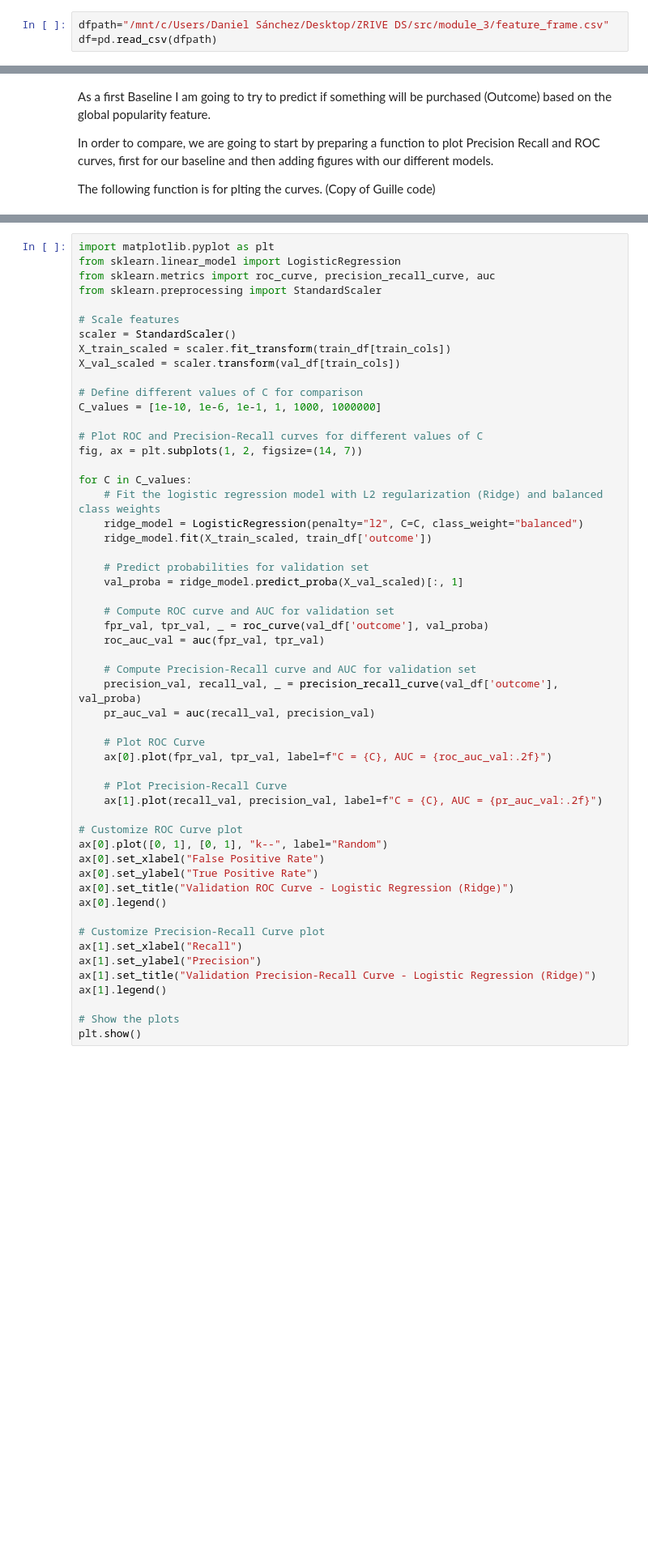
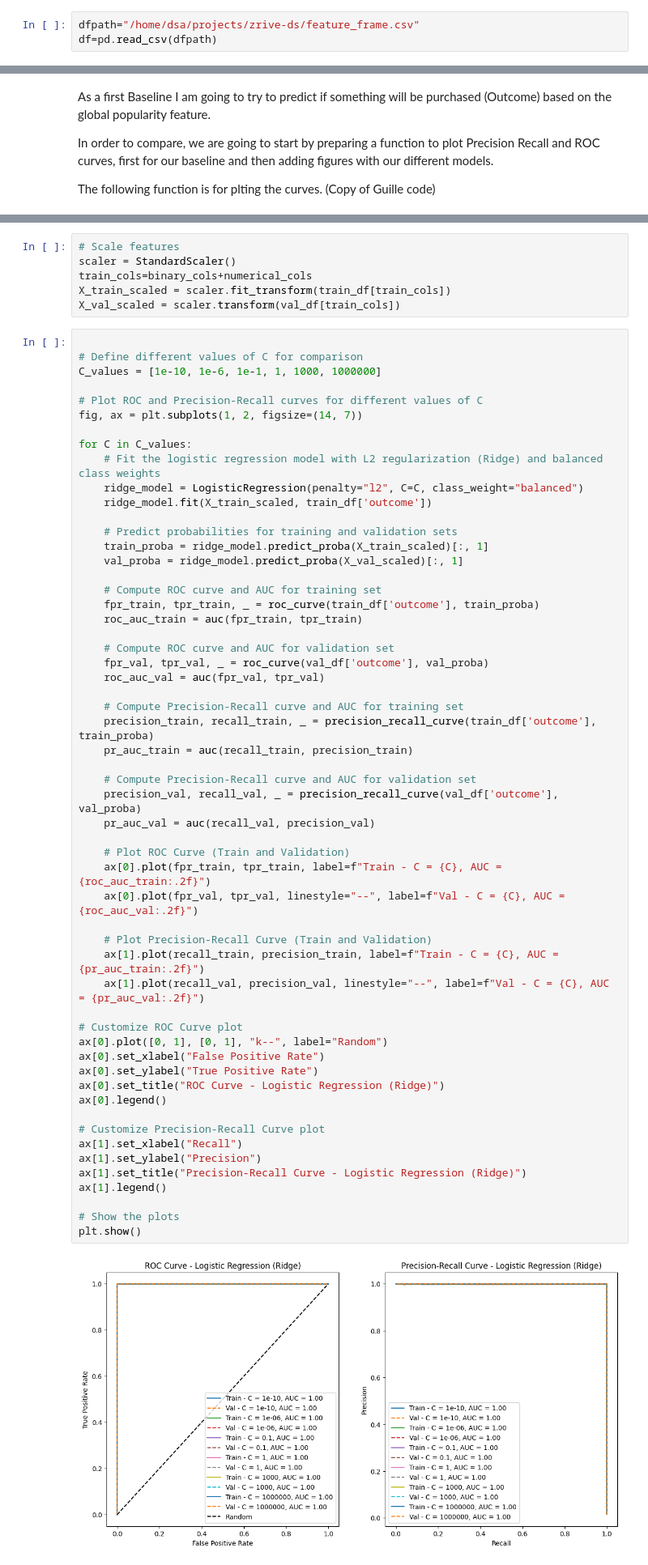
Before and after one commit to Zrive/zrive-ds, a Jupyter notebook: src/module_3/Module_3_project.ipynb, the cells around one changed output, grey strips where cells are left out. Shown: that part at 81% size. Cells and saved outputs as stored; diff of their text form; blank space fills up the shorter version.

Commit message:
In this commit I'm updating the Module 3 solution for correction. I need help.

```diff
--- a/src/module_3/Module_3_project.ipynb
+++ b/src/module_3/Module_3_project.ipynb
@@ -35,7 +53,7 @@ Then copying in local the file
 # %% [output]
 download: s3://zrive-ds-data/groceries/box_builder_dataset/feature_frame.csv to ../../../../../../mnt/c/Users/Daniel Sánchez/Desktop/ZRIVE DS/src/module_3/feature_frame.csv
 # %%
-dfpath="/mnt/c/Users/Daniel Sánchez/Desktop/ZRIVE DS/src/module_3/feature_frame.csv"
+dfpath="/home/dsa/projects/zrive-ds/feature_frame.csv"
 df=pd.read_csv(dfpath)
 # %% [markdown]
 ## Understanding the DF
@@ -138,16 +194,13 @@ plt.show()
 
 
 We are going to start training our model. Its a good idea to start using our binary and numerical features. I have decided first of all to review if I can predict the outcome based on global popularity. For That, I am using Logistic Regression first of all with Ridge.
+# %%
+# Scale features
+scaler = StandardScaler()
+train_cols=binary_cols+numerical_cols
+X_train_scaled = scaler.fit_transform(train_df[train_cols])
+X_val_scaled = scaler.transform(val_df[train_cols])
 # %%
-import matplotlib.pyplot as plt
-from sklearn.linear_model import LogisticRegression
-from sklearn.metrics import roc_curve, precision_recall_curve, auc
-from sklearn.preprocessing import StandardScaler
-
-# Scale features
-scaler = StandardScaler()
-X_train_scaled = scaler.fit_transform(train_df[train_cols])
-X_val_scaled = scaler.transform(val_df[train_cols])
 
 # Define different values of C for comparison
 C_values = [1e-10, 1e-6, 1e-1, 1, 1000, 1000000]
@@ -158,37 +211,50 @@ fig, ax = plt.subplots(1, 2, figsize=(14, 7))
 for C in C_values:
     # Fit the logistic regression model with L2 regularization (Ridge) and balanced class weights
     ridge_model = LogisticRegression(penalty="l2", C=C, class_weight="balanced")
     ridge_model.fit(X_train_scaled, train_df['outcome'])
 
-    # Predict probabilities for validation set
+    # Predict probabilities for training and validation sets
+    train_proba = ridge_model.predict_proba(X_train_scaled)[:, 1]
     val_proba = ridge_model.predict_proba(X_val_scaled)[:, 1]
+
+    # Compute ROC curve and AUC for training set
+    fpr_train, tpr_train, _ = roc_curve(train_df['outcome'], train_proba)
+    roc_auc_train = auc(fpr_train, tpr_train)
 
     # Compute ROC curve and AUC for validation set
     fpr_val, tpr_val, _ = roc_curve(val_df['outcome'], val_proba)
     roc_auc_val = auc(fpr_val, tpr_val)
 
+    # Compute Precision-Recall curve and AUC for training set
+    precision_train, recall_train, _ = precision_recall_curve(train_df['outcome'], train_proba)
+    pr_auc_train = auc(recall_train, precision_train)
+
     # Compute Precision-Recall curve and AUC for validation set
     precision_val, recall_val, _ = precision_recall_curve(val_df['outcome'], val_proba)
     pr_auc_val = auc(recall_val, precision_val)
 
-    # Plot ROC Curve
-    ax[0].plot(fpr_val, tpr_val, label=f"C = {C}, AUC = {roc_auc_val:.2f}")
+    # Plot ROC Curve (Train and Validation)
+    ax[0].plot(fpr_train, tpr_train, label=f"Train - C = {C}, AUC = {roc_auc_train:.2f}")
+    ax[0].plot(fpr_val, tpr_val, linestyle="--", label=f"Val - C = {C}, AUC = {roc_auc_val:.2f}")
 
-    # Plot Precision-Recall Curve
-    ax[1].plot(recall_val, precision_val, label=f"C = {C}, AUC = {pr_auc_val:.2f}")
+    # Plot Precision-Recall Curve (Train and Validation)
+    ax[1].plot(recall_train, precision_train, label=f"Train - C = {C}, AUC = {pr_auc_train:.2f}")
+    ax[1].plot(recall_val, precision_val, linestyle="--", label=f"Val - C = {C}, AUC = {pr_auc_val:.2f}")
 
 # Customize ROC Curve plot
 ax[0].plot([0, 1], [0, 1], "k--", label="Random")
 ax[0].set_xlabel("False Positive Rate")
 ax[0].set_ylabel("True Positive Rate")
-ax[0].set_title("Validation ROC Curve - Logistic Regression (Ridge)")
+ax[0].set_title("ROC Curve - Logistic Regression (Ridge)")
 ax[0].legend()
 
 # Customize Precision-Recall Curve plot
 ax[1].set_xlabel("Recall")
 ax[1].set_ylabel("Precision")
-ax[1].set_title("Validation Precision-Recall Curve - Logistic Regression (Ridge)")
+ax[1].set_title("Precision-Recall Curve - Logistic Regression (Ridge)")
 ax[1].legend()
 
 # Show the plots
 plt.show()
+# %% [output]
+[figure, added]
```
Also changed, not shown: parts of 15 cells of this notebook, 10 other files.
